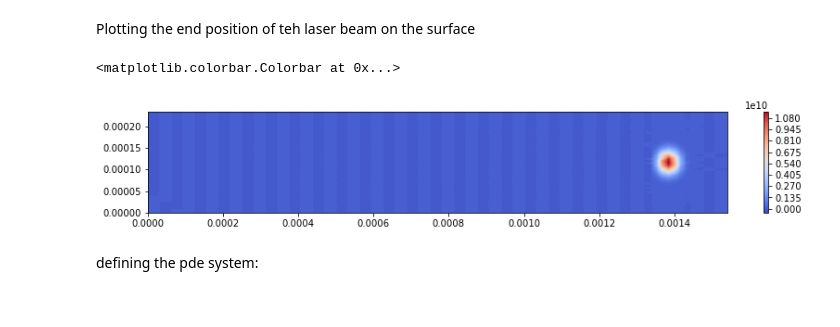
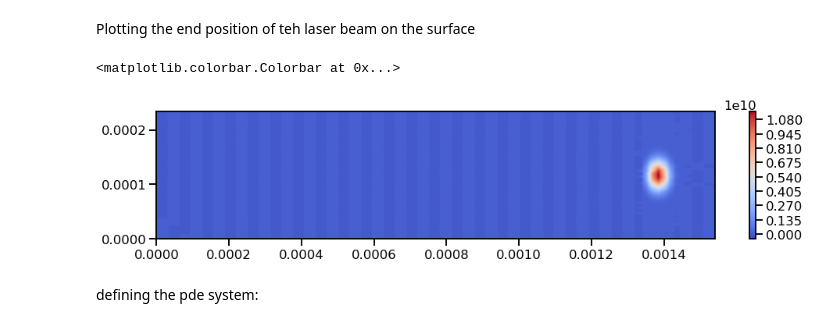
Before and after one commit to snilsn/pinn_slm, a Jupyter notebook: slm-small.ipynb, the cells around one changed output. Drawn from its saved outputs; the diff is of its cells as text; code cells hidden in the pictures.

```diff
--- a/slm-small.ipynb
+++ b/slm-small.ipynb
@@ -5,6 +5,8 @@ import numpy as np
 import matplotlib.pyplot as plt
 import scipy.interpolate
 from deepxde.backend import tf
+import seaborn as sns
+sns.set_context('talk')
 # %%
 T = np.array([20, 100, 200, 300, 400]) + 273.15
 k_s = np.array([147, 155, 159, 159, 155])
@@ -88,21 +90,21 @@ Plotting the end position of teh laser beam on the surface
 # %%
 from scipy.interpolate import griddata
 
 x_lin = np.linspace(0, x_max)
 y_lin = np.linspace(0, y_max)
 xx, yy, zz, tt = np.meshgrid(x_lin, y_lin, [z_max], [0.005])
 X = np.vstack((np.ravel(xx), np.ravel(yy), np.ravel(zz), np.ravel(tt))).T
 
 xi = np.linspace(xx.min(), xx.max(), 100)
 yi = np.linspace(yy.min(), yy.max(), 100)
 data = griddata((np.ravel(xx), np.ravel(yy)), top_bc(X), (xi[None,:], yi[:,None]), method='cubic')
 
-plt.figure(figsize = (14, 2))
+plt.figure(figsize = (16, 3))
 plt.contourf(xi, yi, data, 100, cmap=plt.cm.coolwarm)
 plt.colorbar()
 # %% [output]
 <matplotlib.colorbar.Colorbar at 0x...>
-[figure, old version]
+[figure, new version]
 # %% [markdown]
 defining the pde system:
 # %%
```
Also changed, not shown: parts of 23 cells of this notebook.
